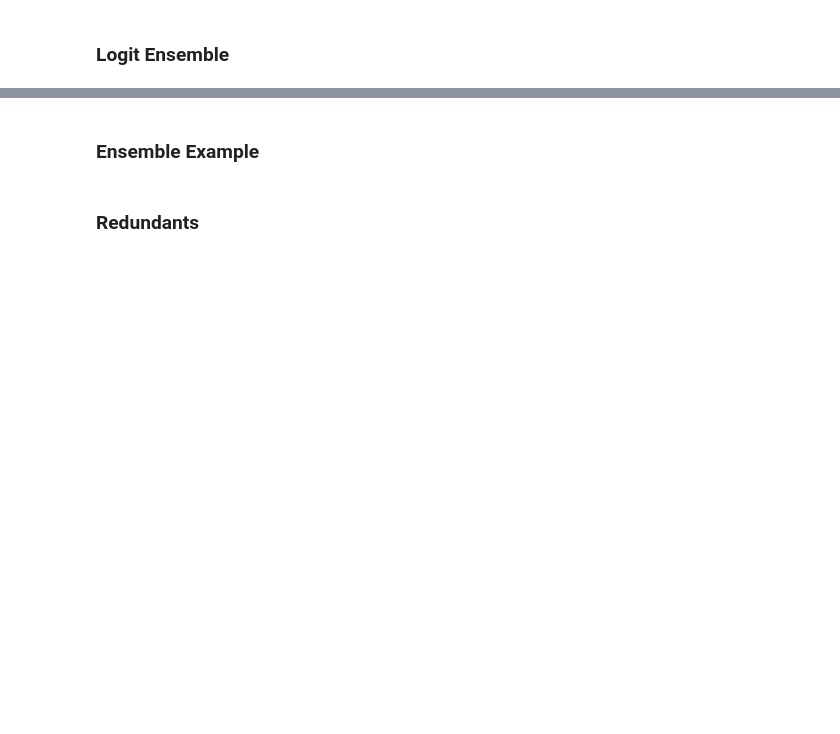
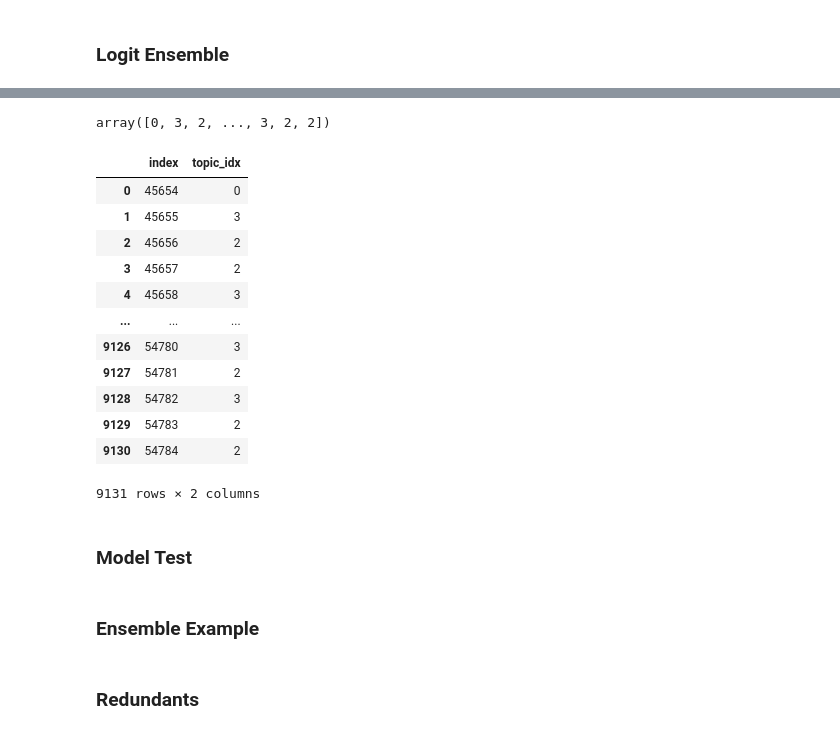
Before and after one commit to dotsnangles/text-classification-with-BERT, a Jupyter notebook: main.ipynb, the cells around one changed output, grey strips where cells are left out. Cells and saved outputs as stored; diff of their text form; code cells hidden in the pictures; blank space fills up the shorter version.

```diff
--- a/main.ipynb
+++ b/main.ipynb
@@ -163,0 +173,3 @@ klue/roberta-base 4-Fold
+# %%
+saved_models = os.listdir('saved')
+saved_models.sort()
@@ -171,33 +219,26 @@ saved_models = os.listdir('saved')
-# %%
-final_logits = 0
-for saved_model in saved_models:
-    model = AutoModelForSequenceClassification.from_pretrained(saved_model)
-    tokenizer = AutoTokenizer.from_pretrained(saved_model)
-
-    training_args = TrainingArguments(output_dir='test_log/' + saved_model,
-                                        num_train_epochs=num_train_epochs,
-                                        learning_rate=2e-5,
-                                        per_device_train_batch_size=batch_size,
-                                        per_device_eval_batch_size=batch_size,
-                                        weight_decay=0.01,
-                                        evaluation_strategy="epoch",
-                                        disable_tqdm=False,
-                                        logging_steps=logging_steps,
-                                        push_to_hub=False,
-                                        log_level="error")
-
-    trainer = Trainer(model=model,
-                args=training_args,
-                compute_metrics=compute_metrics,
-                train_dataset=train_encoded,
-                eval_dataset=test_encoded,
-                tokenizer=tokenizer,
-                data_collator=data_collator)
-
-    preds_output = trainer.predict(encoded_test)
-
-    final_logits += preds_output.predictions
+# %%
+final_logits.argmax(1)
+# %% [output]
+array([0, 3, 2, ..., 3, 2, 2])
 # %%
 sub = pd.read_csv("./sample_submission.csv")
 sub['topic_idx'] = final_logits.argmax(1)
 sub.to_csv('./final_submission.csv', index=False)
+# %%
+sub
+# %% [output]
+|  | index | topic_idx |
+| 0 | 45654 | 0 |
+| 1 | 45655 | 3 |
+| 2 | 45656 | 2 |
+| 3 | 45657 | 2 |
+| 4 | 45658 | 3 |
+| ... | ... | ... |
+| 9126 | 54780 | 3 |
+| 9127 | 54781 | 2 |
+| 9128 | 54782 | 3 |
+| 9129 | 54783 | 2 |
+| 9130 | 54784 | 2 |
+9131 rows × 2 columns
+# %% [markdown]
+### Model Test
```
Also changed, not shown: parts of 8 cells of this notebook.
